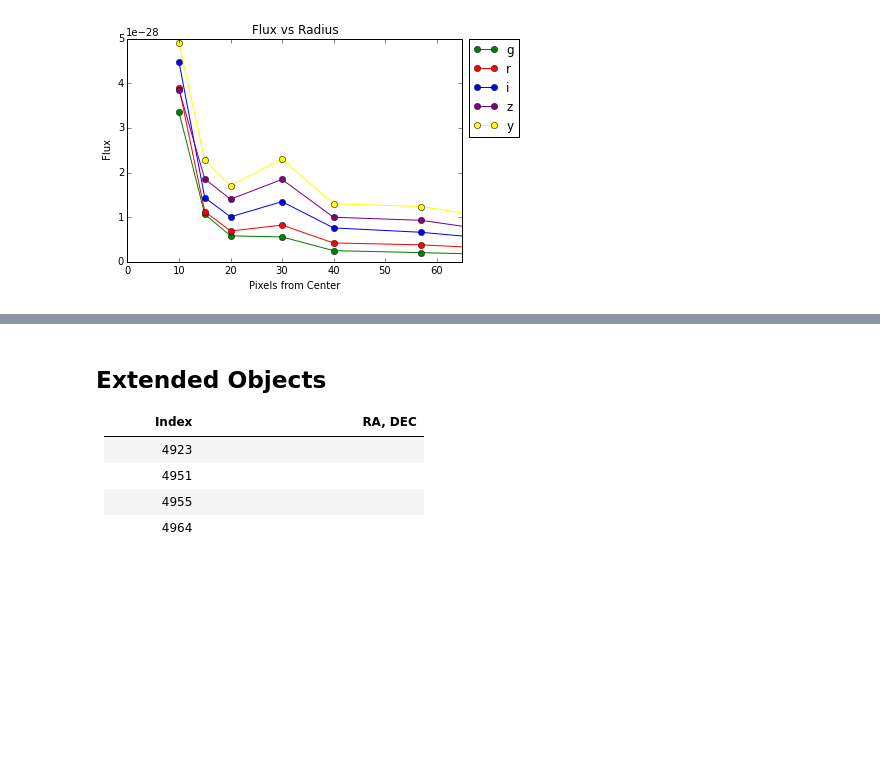
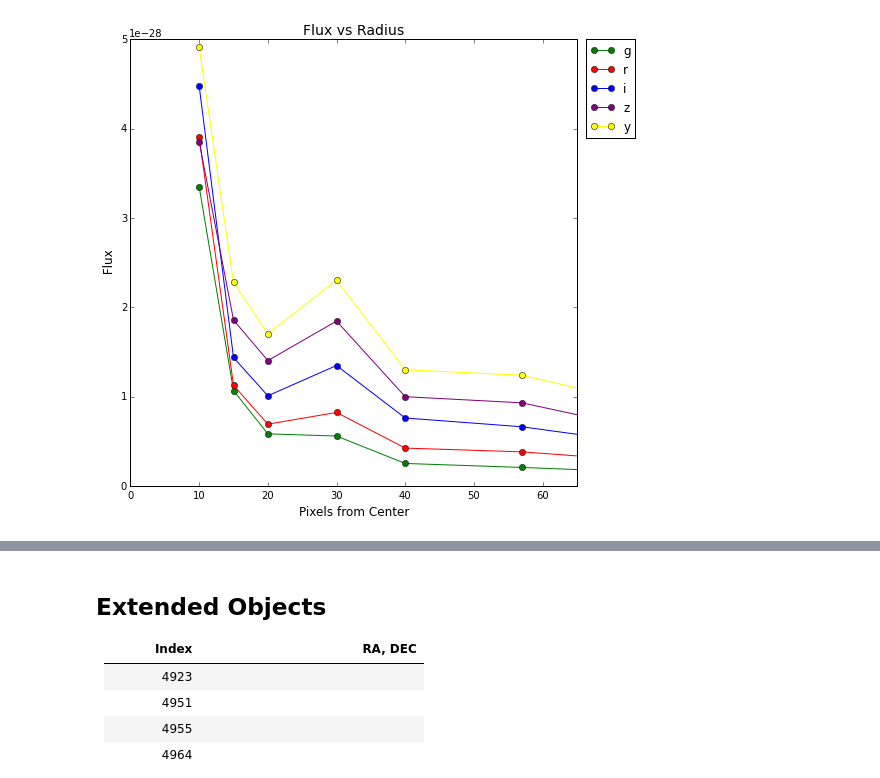
Before and after one commit to katelynneese/Senior-Thesis, a Jupyter notebook: HSC Aperture.ipynb, the cells around one changed output, grey strips where cells are left out. Drawn from its saved outputs; the diff is of its cells as text; code cells hidden in the pictures; blank space fills up the shorter version.

```diff
--- a/HSC Aperture.ipynb
+++ b/HSC Aperture.ipynb
@@ -160,38 +250,38 @@ g = [g10[j], g15[j] - g10[j], g20[j] - g15[j], g30[j] - g20[j], g40[j] - g30[j],
 r = [r10[j], r15[j] - r10[j], r20[j] - r15[j], r30[j] - r20[j], r40[j] - r30[j], r57[j] - r40[j],
      r84[j] - r57[j], r118[j] - r84[j], r168[j] - r118[j], r235[j] - r168[j]]
 
 i = [i10[j], i15[j] - i10[j], i20[j] - i15[j], i30[j] - i20[j], i40[j] - i30[j], i57[j] - i40[j],
      i84[j] - i57[j], i118[j] - i84[j], i168[j] - i118[j], i235[j] - i168[j]]
 
 z = [z10[j], z15[j] - z10[j], z20[j] - z15[j], z30[j] - z20[j], z40[j] - z30[j], z57[j] - z40[j],
      z84[j] - z57[j], z118[j] - z84[j], z168[j] - z118[j], z235[j] - z168[j]]
 
 y = [y10[j], y15[j] - y10[j], y20[j] - y15[j], y30[j] - y20[j], y40[j] - y30[j], y57[j] - y40[j],
      y84[j] - y57[j], y118[j] - y84[j], y168[j] - y118[j], y235[j] - y168[j]]
 
 
 
-
-plt.title("Flux vs Radius")
+pylab.figure(figsize=(8,8))
+plt.title("Flux vs Radius", size = 14)
 plt.plot(pixels, (g), '-o', c = 'green', label = 'g')
 plt.plot(pixels, (r), '-o', c = 'red', label = 'r')
 plt.plot(pixels, (i), '-o', c = 'blue', label = 'i')
 plt.plot(pixels, (z), '-o', c = 'purple', label = 'z')
 plt.plot(pixels, (y), '-o', c = 'yellow', label = 'y')
-plt.xlabel('Pixels from Center')
-plt.ylabel(' Flux')
+plt.xlabel('Pixels from Center', size = 12)
+plt.ylabel(' Flux', size = 12)
 plt.xlim(0,65)    # limit to 10 arcseconds
 plt.legend(bbox_to_anchor=(1.02, 1), loc=2, borderaxespad=0.)
 
 plt.show()
 
 
 
 
 
 #.16'' per pixel
 # %% [output]
-[figure, old version]
+[figure, new version]
 # %%
 g = [g10[j]/area[0], (g15[j] - g10[j])/area[1], (g20[j] - g15[j])/area[2], (g30[j] - g20[j])/area[3],
      (g40[j] - g30[j])/area[4], (g57[j] - g40[j])/area[5], (g84[j] - g57[j])/area[6], (g118[j] - g84[j])/area[7],
```
Also changed, not shown: parts of 8 cells of this notebook, 8 other files.
